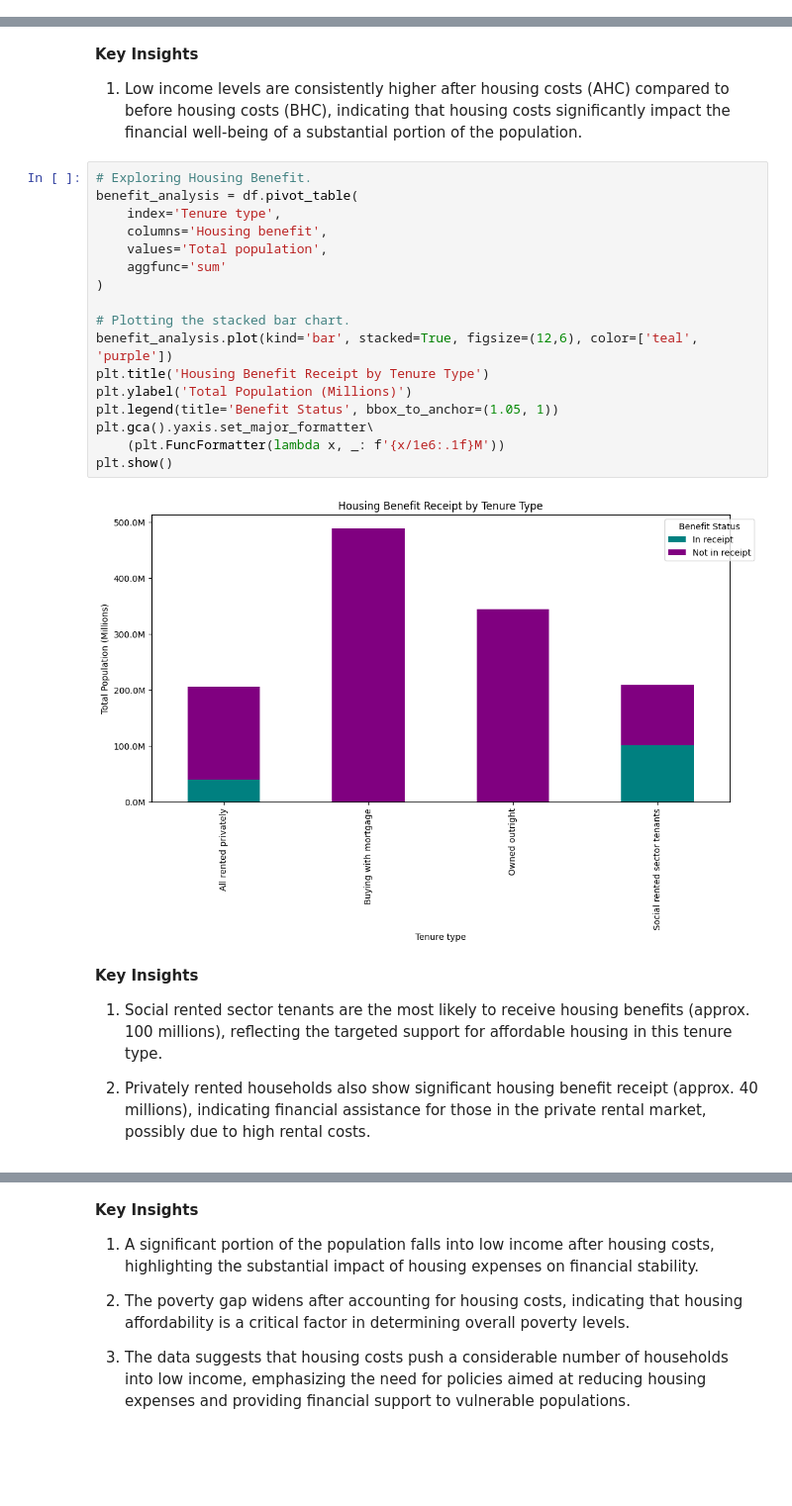
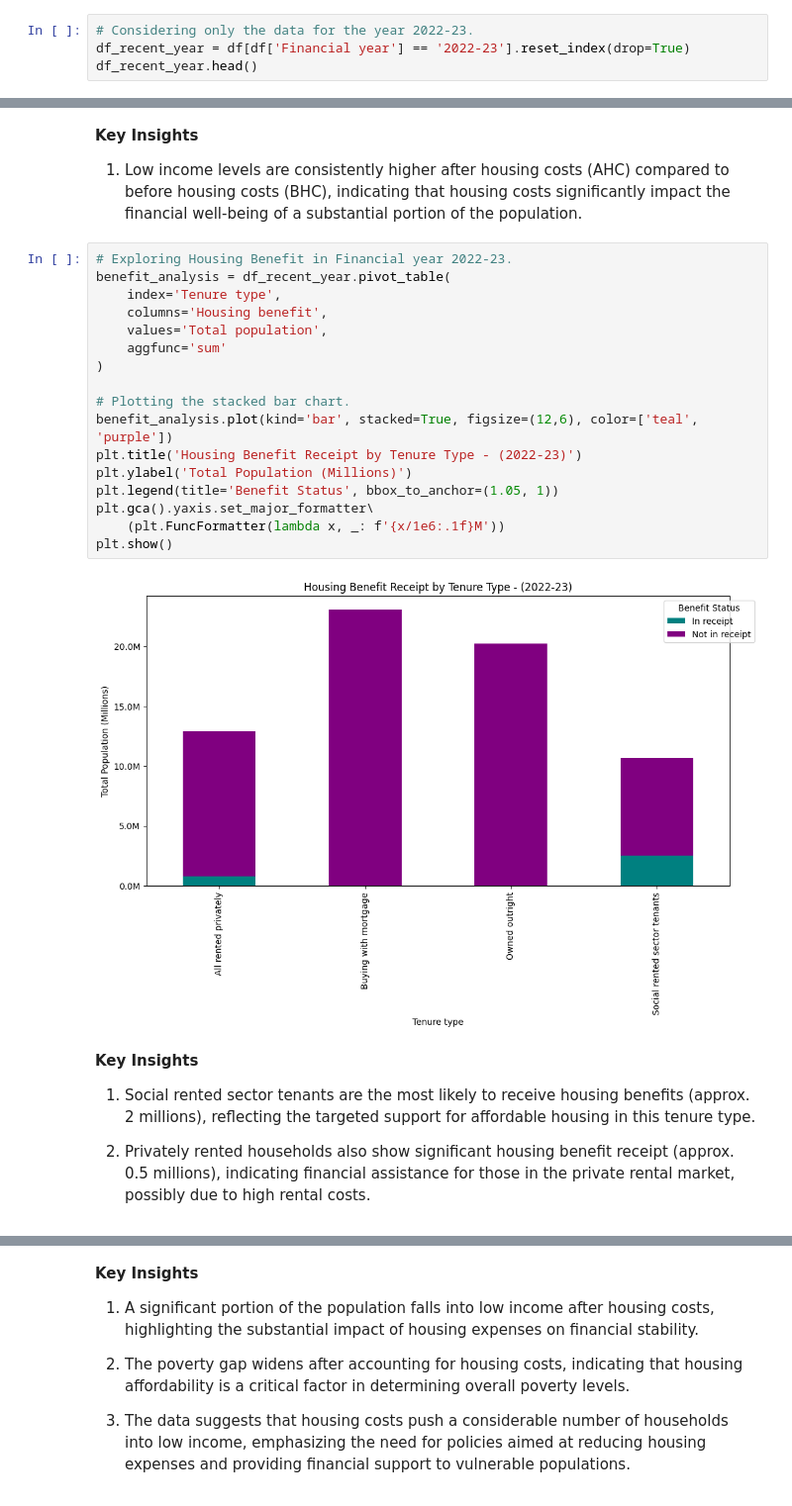
Before and after one commit to DhammikePremachandra/Housing_Tenure_and_Poverty, a Jupyter notebook: Tenure_and_Poverty.ipynb, the cells around one changed output, grey strips where cells are left out. Shown at 99% size. Cells and saved outputs as stored; diff of their text form; blank space fills up the shorter version.

```diff
--- a/Tenure_and_Poverty.ipynb
+++ b/Tenure_and_Poverty.ipynb
@@ -388,3 +388,7 @@ df.head()
 | 2 | 2002-03 | Not in low income | Not in low income | Not in receipt | Owned outright | Yorkshire and The Humber | ... |
 | 3 | 2002-03 | Not in low income | Not in low income | Not in receipt | Owned outright | East Midlands | ... |
 | 4 | 2002-03 | Not in low income | Not in low income | Not in receipt | Owned outright | West Midlands | ... |
+# %%
+# Considering only the data for the year 2022-23.
+df_recent_year = df[df['Financial year'] == '2022-23'].reset_index(drop=True)
+df_recent_year.head()
@@ -515,27 +528,27 @@ plt.show()
 **Key Insights**
 1. Low income levels are consistently higher after housing costs (AHC) compared to before housing costs (BHC), indicating that housing costs significantly impact the financial well-being of a substantial portion of the population.
 # %%
-# Exploring Housing Benefit.
-benefit_analysis = df.pivot_table(
+# Exploring Housing Benefit in Financial year 2022-23.
+benefit_analysis = df_recent_year.pivot_table(
     index='Tenure type',
     columns='Housing benefit',
     values='Total population',
     aggfunc='sum'
 )
 
 # Plotting the stacked bar chart.
 benefit_analysis.plot(kind='bar', stacked=True, figsize=(12,6), color=['teal', 'purple'])
-plt.title('Housing Benefit Receipt by Tenure Type')
+plt.title('Housing Benefit Receipt by Tenure Type - (2022-23)')
 plt.ylabel('Total Population (Millions)')
 plt.legend(title='Benefit Status', bbox_to_anchor=(1.05, 1))
 plt.gca().yaxis.set_major_formatter\
     (plt.FuncFormatter(lambda x, _: f'{x/1e6:.1f}M'))
 plt.show()
 # %% [output]
-[figure, old version]
+[figure, new version]
 # %% [markdown]
 **Key Insights**
-1. Social rented sector tenants are the most likely to receive housing benefits (approx. 100 millions), reflecting the targeted support for affordable housing in this tenure type.
+1. Social rented sector tenants are the most likely to receive housing benefits (approx. 2 millions), reflecting the targeted support for affordable housing in this tenure type.
 
-2. Privately rented households also show significant housing benefit receipt (approx. 40 millions), indicating financial assistance for those in the private rental market, possibly due to high rental costs.
+2. Privately rented households also show significant housing benefit receipt (approx. 0.5 millions), indicating financial assistance for those in the private rental market, possibly due to high rental costs.
 # %%
```
Also changed, not shown: parts of 21 cells of this notebook.
